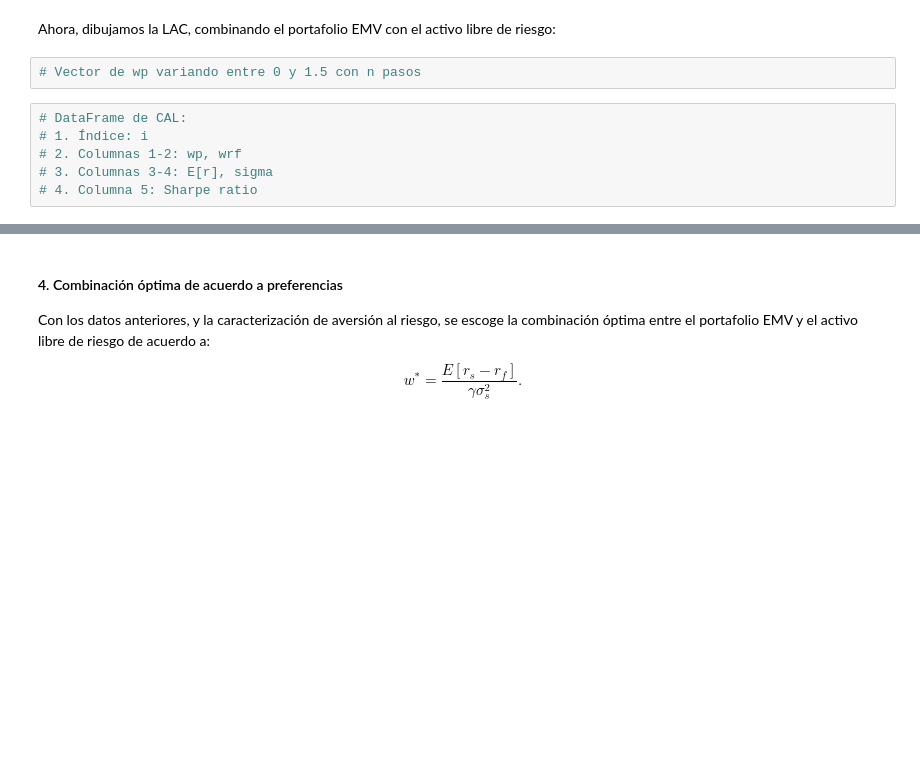
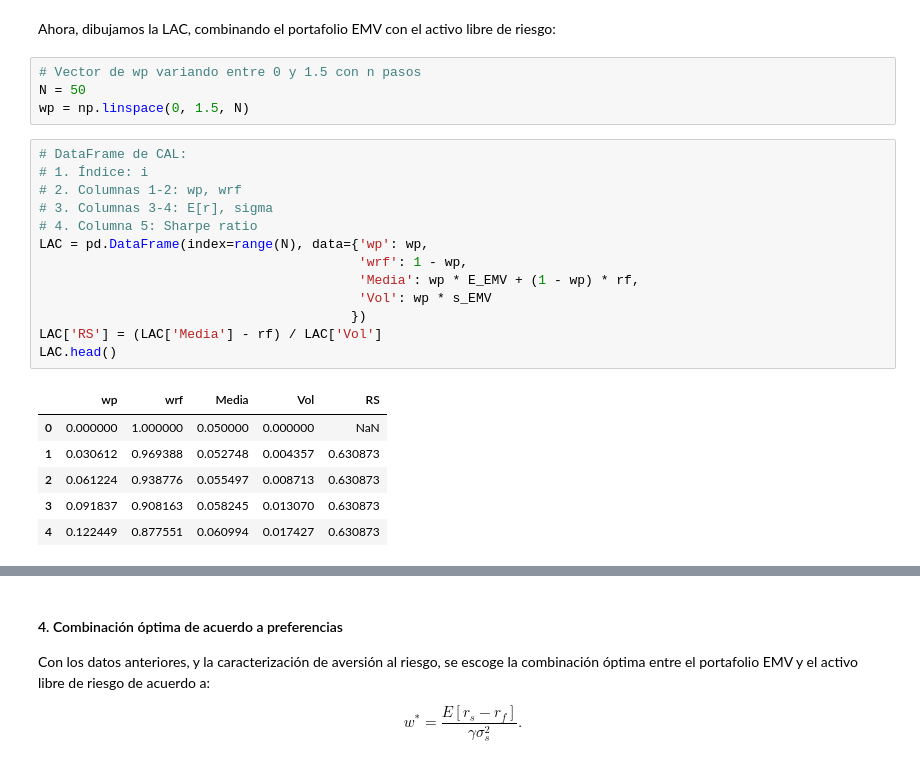
Before and after one commit to jessicambrizg/porinvp2020, a Jupyter notebook: Modulo3/Clase13_SeleccionOptimaPortI.ipynb, the cells around one changed output, grey strips where cells are left out. Saved outputs shown, nothing was run; the diff lists cells and outputs as text; blank space fills up the shorter version.

```diff
--- a/Modulo3/Clase13_SeleccionOptimaPortI.ipynb
+++ b/Modulo3/Clase13_SeleccionOptimaPortI.ipynb
@@ -260,9 +276,25 @@ w1EMV_opt, w2EMV_opt, w1EMV, w2EMV
 Ahora, dibujamos la LAC, combinando el portafolio EMV con el activo libre de riesgo:
 # %%
 # Vector de wp variando entre 0 y 1.5 con n pasos
+N = 50
+wp = np.linspace(0, 1.5, N)
 # %%
 # DataFrame de CAL:
 # 1. Índice: i
 # 2. Columnas 1-2: wp, wrf
 # 3. Columnas 3-4: E[r], sigma
 # 4. Columna 5: Sharpe ratio
+LAC = pd.DataFrame(index=range(N), data={'wp': wp,
+                                         'wrf': 1 - wp,
+                                         'Media': wp * E_EMV + (1 - wp) * rf,
+                                         'Vol': wp * s_EMV
+                                        })
+LAC['RS'] = (LAC['Media'] - rf) / LAC['Vol']
+LAC.head()
+# %% [output]
+|  | wp | wrf | Media | Vol | RS |
+| 0 | 0.000000 | 1.000000 | 0.050000 | 0.000000 | NaN |
+| 1 | 0.030612 | 0.969388 | 0.052748 | 0.004357 | 0.630873 |
+| 2 | 0.061224 | 0.938776 | 0.055497 | 0.008713 | 0.630873 |
+| 3 | 0.091837 | 0.908163 | 0.058245 | 0.013070 | 0.630873 |
+| 4 | 0.122449 | 0.877551 | 0.060994 | 0.017427 | 0.630873 |
```
Also changed, not shown: parts of 8 cells of this notebook, 1 other file.
